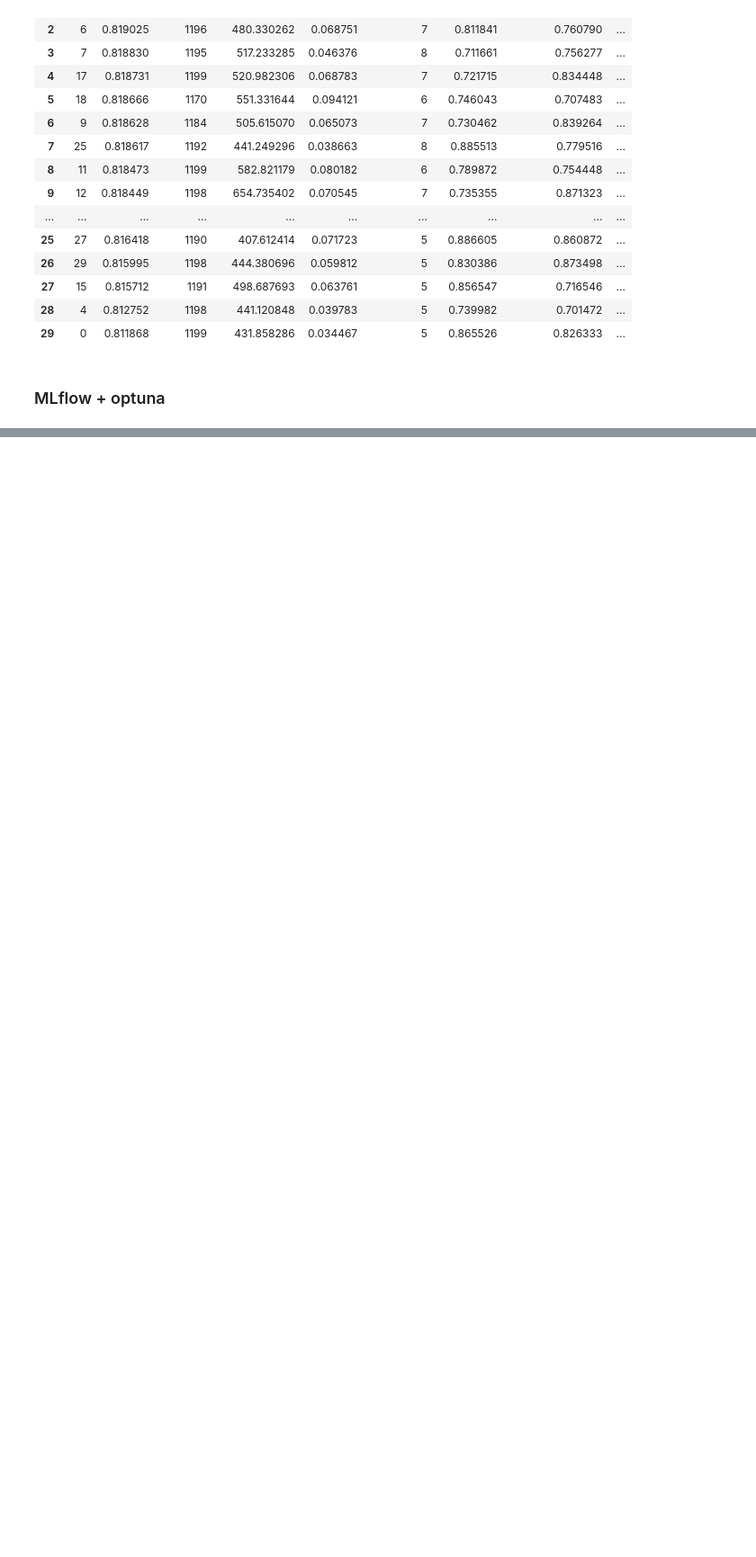
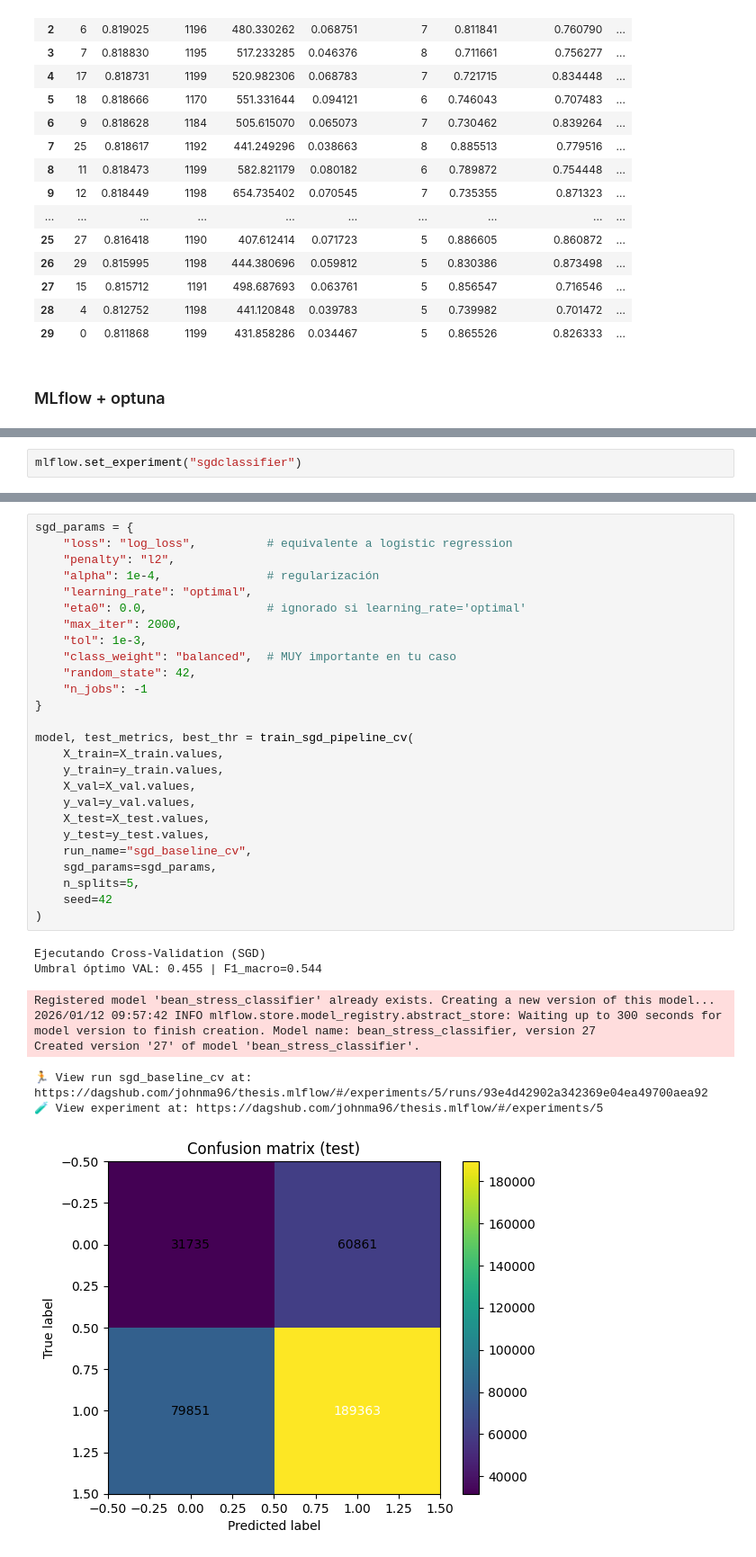
Before and after one commit to johnma96/thesis, a Jupyter notebook: notebooks/303-jmmz-ml-binary-modeling.ipynb, the cells around one changed output, grey strips where cells are left out. Shown at 90% size. Cells and saved outputs as stored; diff of their text form; blank space fills up the shorter version.

```diff
--- a/notebooks/303-jmmz-ml-binary-modeling.ipynb
+++ b/notebooks/303-jmmz-ml-binary-modeling.ipynb
@@ -2595,0 +2430,2 @@ def run_optuna_xgboost(
+# %%
+mlflow.set_experiment("sgdclassifier")
@@ -2595,0 +2610,35 @@ def run_optuna_xgboost(
+# %%
+sgd_params = {
+    "loss": "log_loss",          # equivalente a logistic regression
+    "penalty": "l2",
+    "alpha": 1e-4,               # regularización
+    "learning_rate": "optimal",
+    "eta0": 0.0,                 # ignorado si learning_rate='optimal'
+    "max_iter": 2000,
+    "tol": 1e-3,
+    "class_weight": "balanced",  # MUY importante en tu caso
+    "random_state": 42,
+    "n_jobs": -1
+}
+
+model, test_metrics, best_thr = train_sgd_pipeline_cv(
+    X_train=X_train.values,
+    y_train=y_train.values,
+    X_val=X_val.values,
+    y_val=y_val.values,
+    X_test=X_test.values,
+    y_test=y_test.values,
+    run_name="sgd_baseline_cv",
+    sgd_params=sgd_params,
+    n_splits=5,
+    seed=42
+)
+# %% [output]
+Ejecutando Cross-Validation (SGD)
+Umbral óptimo VAL: 0.455 | F1_macro=0.544
+Registered model 'bean_stress_classifier' already exists. Creating a new version of this model...
+2026/01/12 09:57:42 INFO mlflow.store.model_registry.abstract_store: Waiting up to 300 seconds for model version to finish creation. Model name: bean_stress_classifier, version 27
+Created version '27' of model 'bean_stress_classifier'.
+🏃 View run sgd_baseline_cv at: https://dagshub.com/johnma96/thesis.mlflow/#/experiments/5/runs/93e4d42902a342369e04ea49700aea92
+🧪 View experiment at: https://dagshub.com/johnma96/thesis.mlflow/#/experiments/5
+[figure, added]
```
Also changed, not shown: parts of 72 cells of this notebook.
